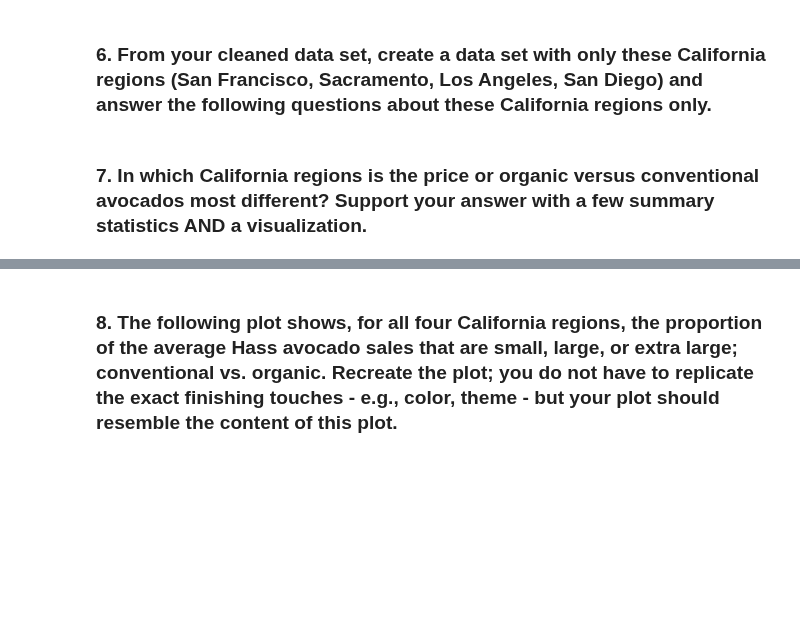
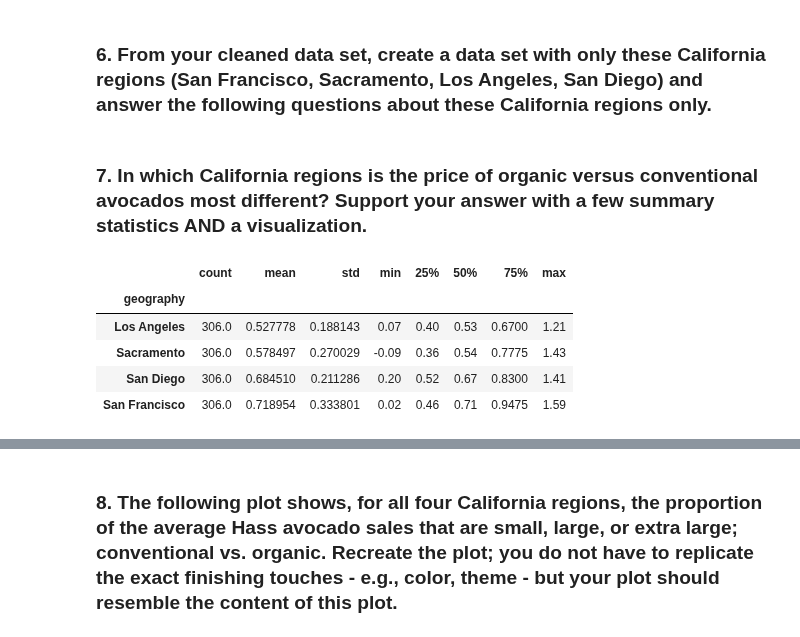
Before and after one commit to summerchurby/GSB-544, a Jupyter notebook: Lab2_AvocadoSales.ipynb, the cells around one changed output, grey strips where cells are left out. Drawn from its saved outputs; the diff is of its cells as text; code cells hidden in the pictures; blank space fills up the shorter version.

```diff
--- a/Lab2_AvocadoSales.ipynb
+++ b/Lab2_AvocadoSales.ipynb
@@ -179,2 +175,22 @@ avocados_california = {
 # %% [markdown]
-### 7. In which California regions is the price or organic versus conventional avocados most different? Support your answer with a few summary statistics AND a visualization.
+### 7. In which California regions is the price of organic versus conventional avocados most different? Support your answer with a few summary statistics AND a visualization.
+# %%
+# pivot table
+california = ["San Francisco", "Sacramento", "Los Angeles", "San Diego"]
+avocados_california = avocados[(avocados["geography"].isin(california))]
+pivot_avocados_california = avocados_california.pivot_table(
+    index = [ "geography", "date"],
+    columns = "type",
+    values = "average_price").reset_index()
+pivot_avocados_california["price difference of O and C"] = (
+    pivot_avocados_california["organic"] - pivot_avocados_california["conventional"])
+pivot_avocados_california.groupby("geography")["price difference of O and C"].describe()
+
+# Resource used for .describe(): https://www.geeksforgeeks.org/how-to-calculate-summary-statistics-in-pandas/
+# %% [output]
+|  | count | mean | std | min | 25% | 50% | 75% | max |
+| geography |  |  |  |  |  |  |  |  |
+| Los Angeles | 306.0 | 0.527778 | 0.188143 | 0.07 | 0.40 | 0.53 | 0.6700 | 1.21 |
+| Sacramento | 306.0 | 0.578497 | 0.270029 | -0.09 | 0.36 | 0.54 | 0.7775 | 1.43 |
+| San Diego | 306.0 | 0.684510 | 0.211286 | 0.20 | 0.52 | 0.67 | 0.8300 | 1.41 |
+| San Francisco | 306.0 | 0.718954 | 0.333801 | 0.02 | 0.46 | 0.71 | 0.9475 | 1.59 |
```
Also changed, not shown: parts of 2 cells of this notebook.
